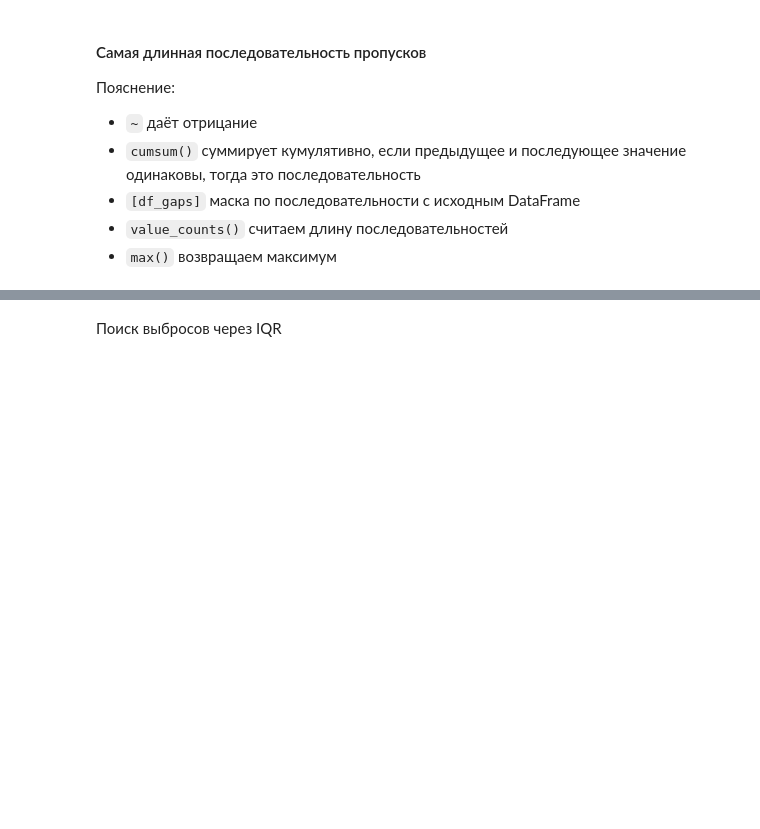
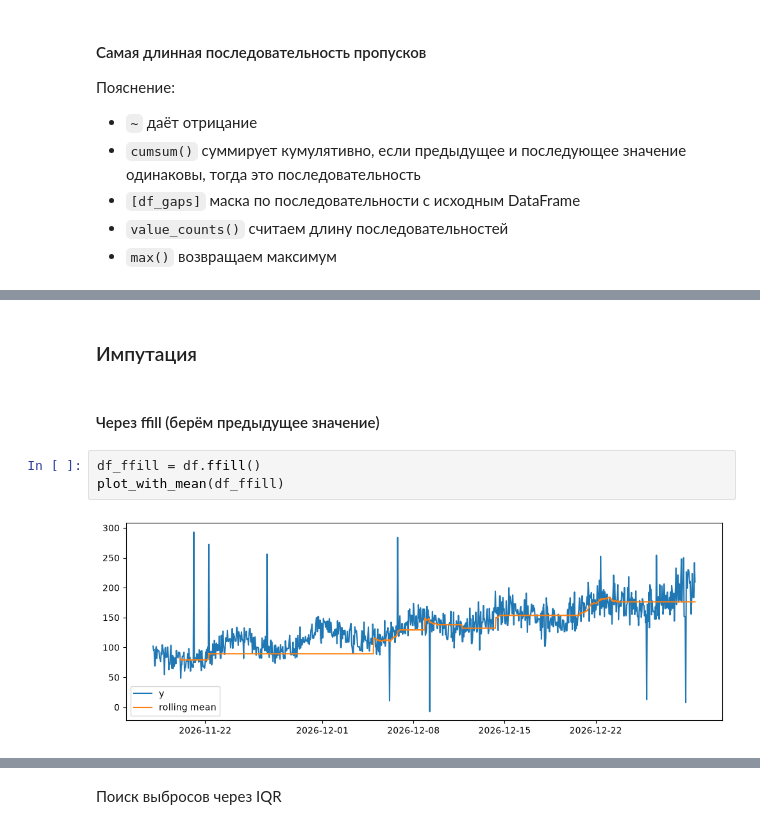
Before and after one commit to Rodeffs/Master1_Programming, a Jupyter notebook: Time_Series/01_lab/01_lab.ipynb, the cells around one changed output, grey strips where cells are left out. Cells and saved outputs as stored; diff of their text form; blank space fills up the shorter version.

```diff
--- a/Time_Series/01_lab/01_lab.ipynb
+++ b/Time_Series/01_lab/01_lab.ipynb
@@ -177,0 +183,9 @@ print((~df_gaps).cumsum()[df_gaps].value_counts().max())
+# %% [markdown]
+### Импутация
+# %% [markdown]
+#### Через ffill (берём предыдущее значение)
+# %%
+df_ffill = df.ffill()
+plot_with_mean(df_ffill)
+# %% [output]
+[figure, added]
```
Also changed, not shown: parts of 20 cells of this notebook, 3 other files.
